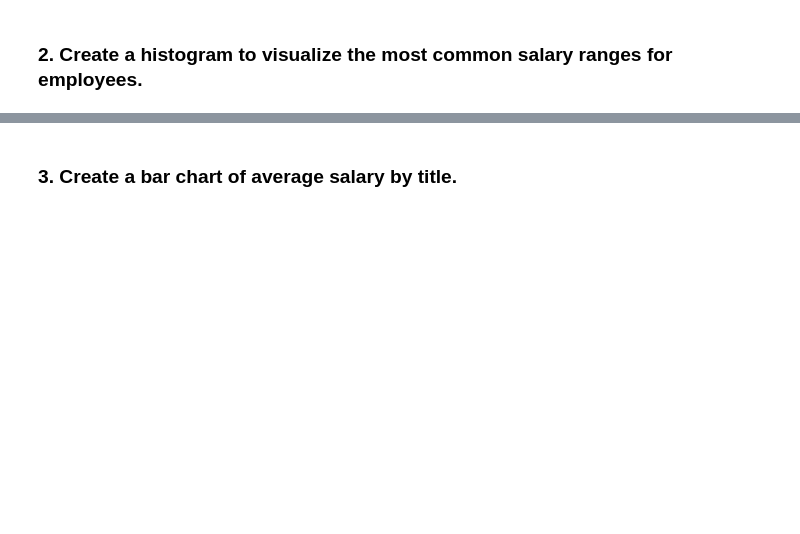
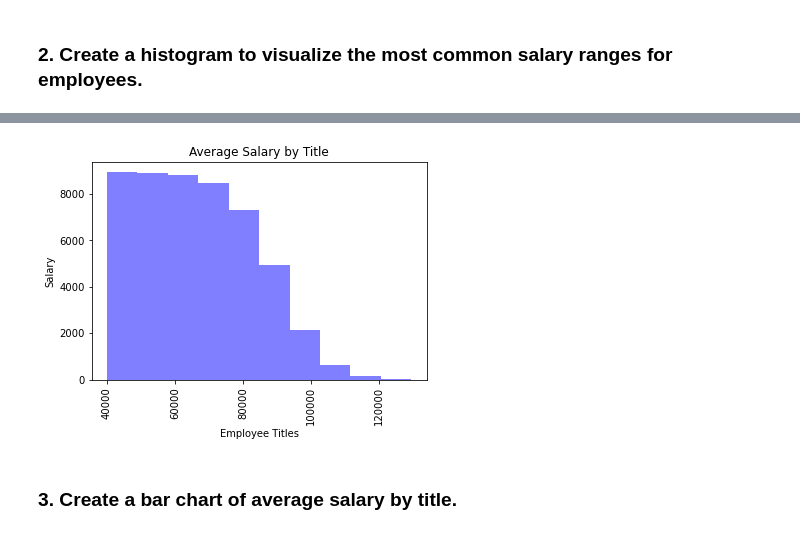
Before and after one commit to JimKTran/UofT-BCS-SQL-Challenge, a Jupyter notebook: EmployeeSQL/Bonus_db.ipynb, the cells around one changed output, grey strips where cells are left out. Cells and saved outputs as stored; diff of their text form; code cells hidden in the pictures; blank space fills up the shorter version.

```diff
--- a/EmployeeSQL/Bonus_db.ipynb
+++ b/EmployeeSQL/Bonus_db.ipynb
@@ -119,5 +80,6 @@ print(mergeEmpSal['salary'].max())
 # %%
-bins = [40000, 50000, 60000, 70000, 80000, 90000, 100000, 110000, 120000, 130000]
-group_labels = ['40k-49k', '50k-59k', '60k-69k', '70k-79k', '80k-89k', '90k-99k', '100k-109k', '110k-119k', '120k-130k']
+bins = [39000, 49000, 59000, 69000, 79000, 89000, 99000, 109000, 119000, 129000]
+group_labels = ['39k-49k', '50k-59k', '60k-69k', '70k-79k', '80k-89k', '90k-99k', '100k-109k', '110k-119k', '120k-130k']
 # %%
-mergeEmpSal['salary_bins'] = pd.cut(mergeEmpSal['salary'], bins, labels=group_labels)
+all_data['salary_bins'] = pd.cut(all_data['salary'], bins, labels=group_labels)
+all_data
@@ -129,0 +100,9 @@ emp_sal
+# %%
+EmpSal = pd.DataFrame(all_data.groupby('salary')['emp_no'].count())
+EmpSal
+
+# salary_ranges = all_data.groupby('salary_bins')
+# salary_ranges = salary_ranges['salary','salary_bins'].count()
+# # salary_ranges = salary_ranges.rename(columns={'salary_bins': 'Salary Ranges',
+# #                                               'salary': 'Employees Count'})
+# salary_ranges.reset_index()
@@ -130,10 +124,14 @@ emp_sal
 # %%
-emp_sal['salary'].plot(kind='hist',color='blue', alpha=0.5, align="mid")
+EmpSal['salary'].plot(kind='hist',color='blue', alpha=0.5, align="mid")
 plt.xticks(rotation='vertical')
 plt.title('Average Salary by Title')
 plt.ylabel('Salary')
 plt.xlabel('Employee Titles')
+#plt.xlim(39000, 130000)
+#plt.ylim(0, 250000)
 plt.show()
+# %% [output]
+[figure, added]
 # %%
 # plt.figure(figsize=(10,8))
 # plt.bar(emp_sal.salary_bins, emp_sal.salary, color='blue', alpha=0.5, align="center", width = 0.52)
```
Also changed, not shown: parts of 13 cells of this notebook.
